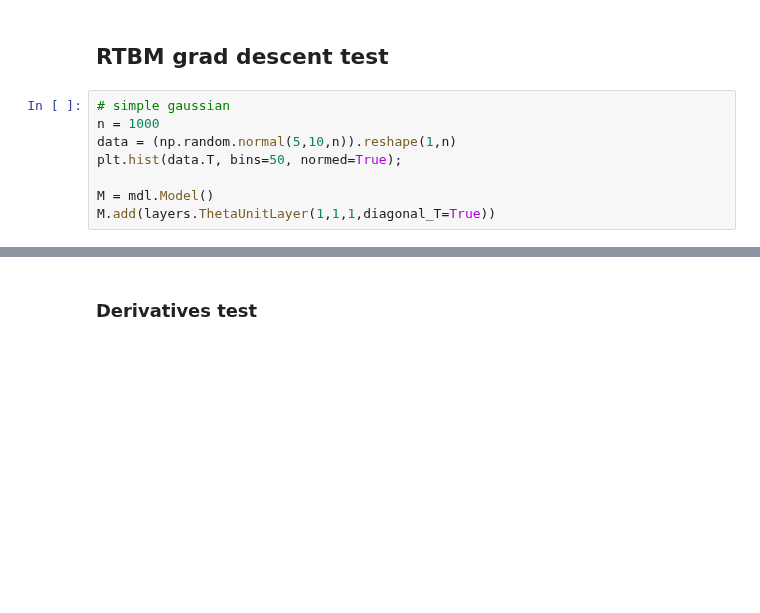
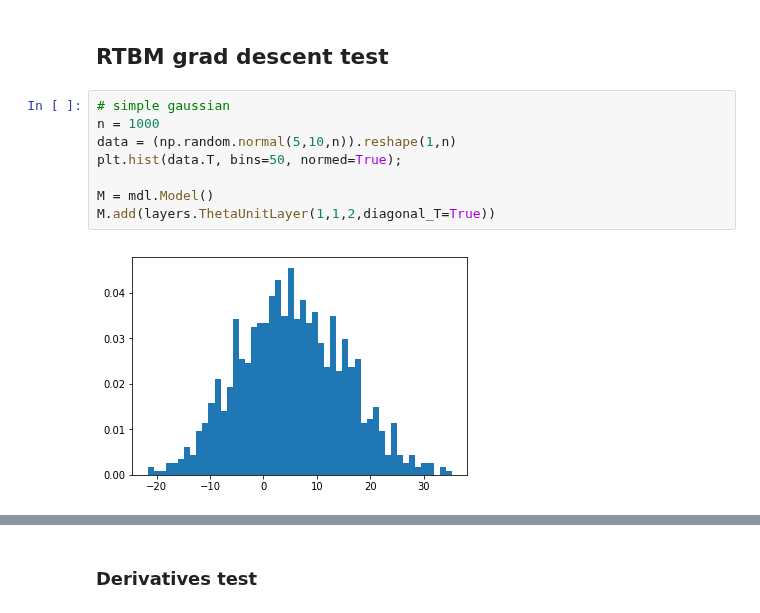
Before and after one commit to RiemannAI/theta, a Jupyter notebook: examples/test_layers.ipynb, the cells around one changed output, grey strips where cells are left out. Saved outputs shown, nothing was run; the diff lists cells and outputs as text; blank space fills up the shorter version.

```diff
--- a/examples/test_layers.ipynb
+++ b/examples/test_layers.ipynb
@@ -75,11 +50,13 @@ M.gradient_check(1,data[:,0:10].reshape((2,10)),0.0001)
 # %%
 # simple gaussian
 n = 1000
 data = (np.random.normal(5,10,n)).reshape(1,n)
 plt.hist(data.T, bins=50, normed=True);
 
 M = mdl.Model()
-M.add(layers.ThetaUnitLayer(1,1,1,diagonal_T=True))
+M.add(layers.ThetaUnitLayer(1,1,2,diagonal_T=True))
+# %% [output]
+[figure, added]
 # %%
 # Flow to a non-trivial W
 minim = minimizer.SGD()
```
Also changed, not shown: parts of 5 cells of this notebook, 4 other files.
